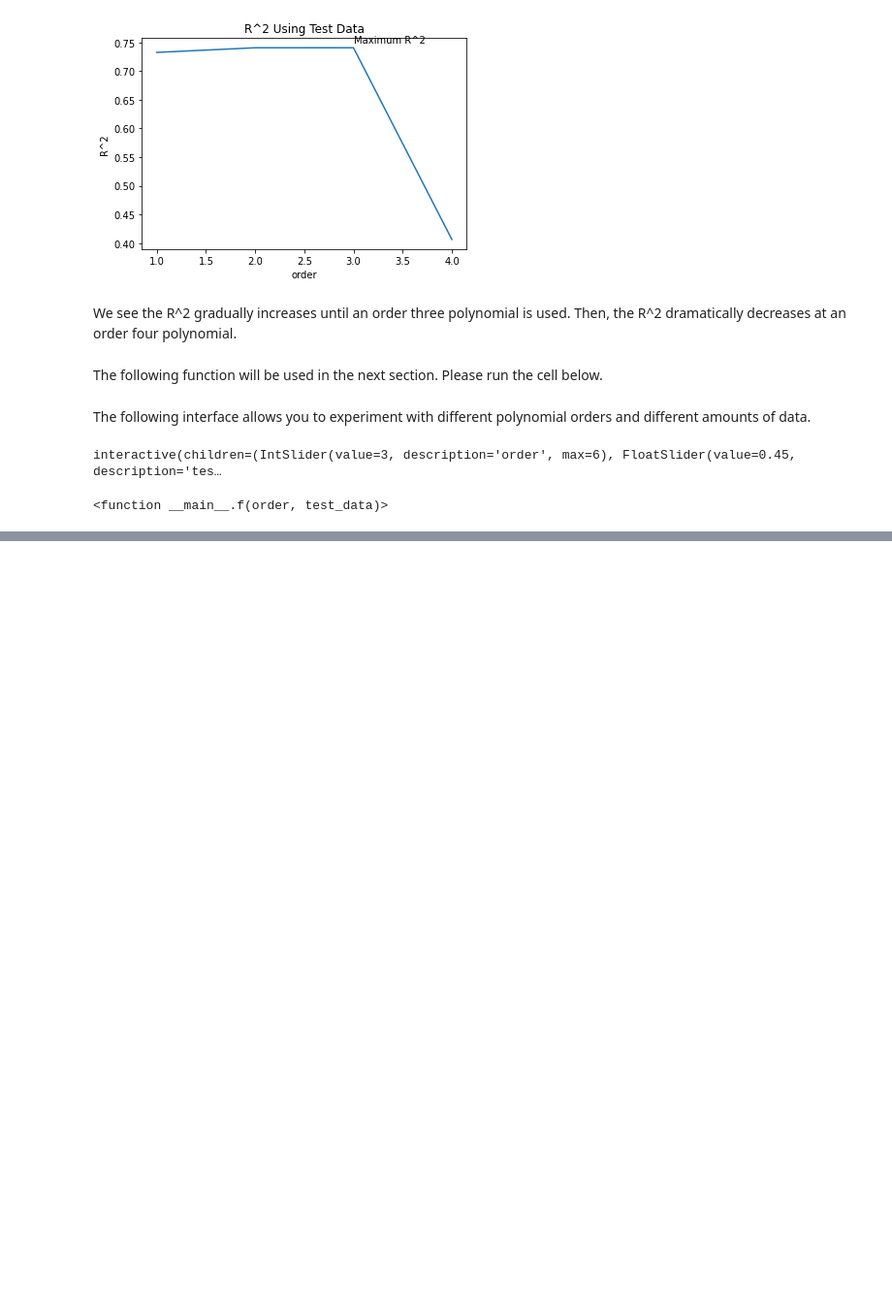
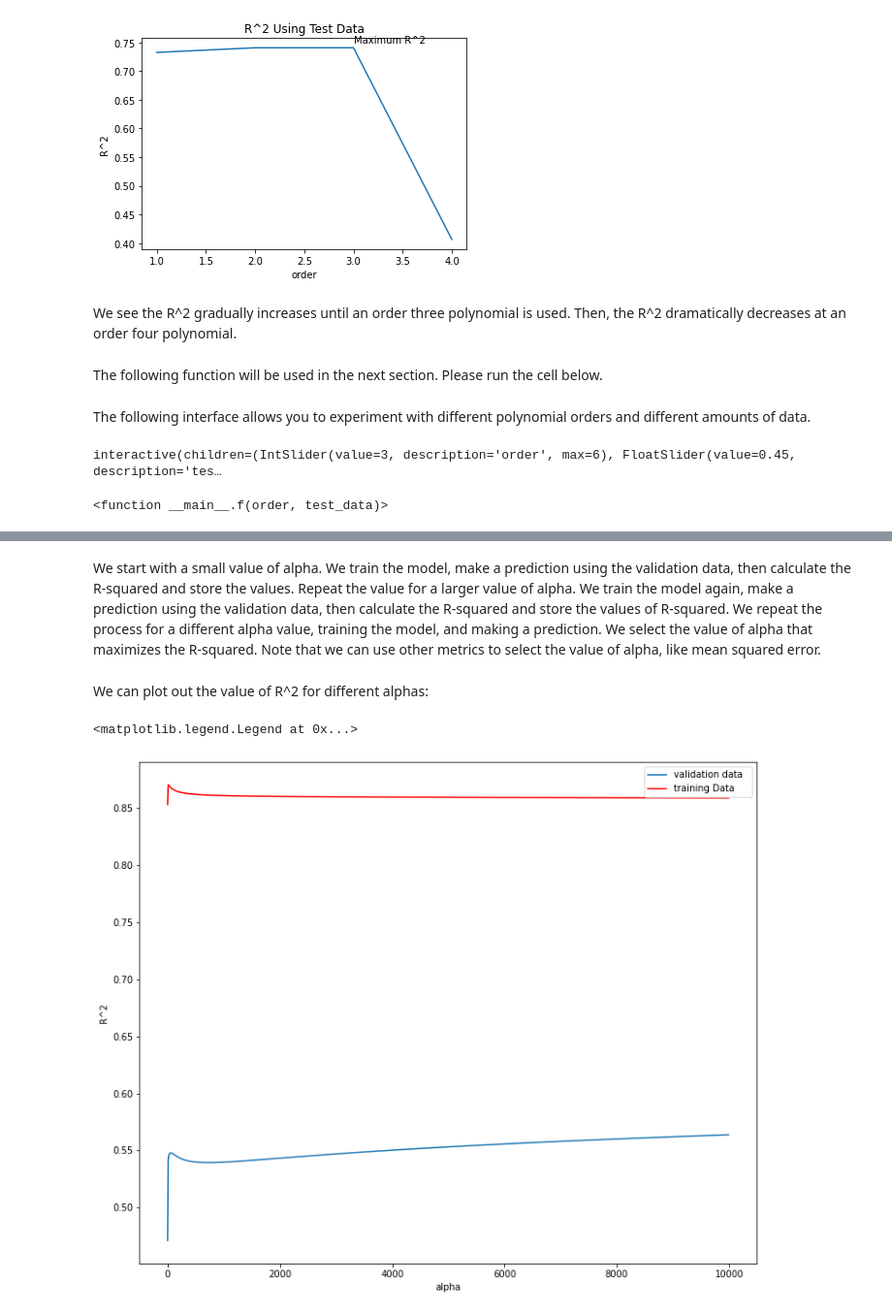
Before and after one commit to Aduzona/Machine_Learning, a Jupyter notebook: 0_Data_Analysis_with_Python/5_Model_Evaluation_and_Refinement.ipynb, the cells around one changed output, grey strips where cells are left out. Shown: that part at 97% size. Saved outputs shown, nothing was run; the diff lists cells and outputs as text; code cells hidden in the pictures; blank space fills up the shorter version.

Commit message:
Model Evaluation and Refinement

```diff
--- a/0_Data_Analysis_with_Python/5_Model_Evaluation_and_Refinement.ipynb
+++ b/0_Data_Analysis_with_Python/5_Model_Evaluation_and_Refinement.ipynb
@@ -400,0 +434,4 @@ interactive(children=(IntSlider(value=3, description='order', max=6), FloatSlide
+# %%
+pr=PolynomialFeatures(degree=2)
+x_train_pr=pr.fit_transform(x_train[['horsepower', 'curb-weight', 'engine-size', 'highway-mpg','normalized-losses','symboling']])
+x_test_pr=pr.fit_transform(x_test[['horsepower', 'curb-weight', 'engine-size', 'highway-mpg','normalized-losses','symboling']])
@@ -400,0 +444,2 @@ interactive(children=(IntSlider(value=3, description='order', max=6), FloatSlide
+# %%
+RigeModel=Ridge(alpha=1)
@@ -400,0 +448,2 @@ interactive(children=(IntSlider(value=3, description='order', max=6), FloatSlide
+# %%
+RigeModel.fit(x_train_pr, y_train)
@@ -400,0 +470,33 @@ interactive(children=(IntSlider(value=3, description='order', max=6), FloatSlide
+# %% [markdown]
+We start with a small value of alpha. We train the model, make a prediction using the validation data, then calculate the R-squared and store the values. Repeat the value for a larger value of alpha. We train the model again, make a prediction using the validation data, then calculate the R-squared and store the values of R-squared. We repeat the process for a different alpha value, training the model, and making a prediction. We select the value of alpha that maximizes the R-squared. Note that we can use other metrics to select the value of alpha, like mean squared error.
+# %%
+Rsqu_test = []
+Rsqu_train = []
+dummy1 = []
+Alpha = 10 * np.array(range(0,1000))
+pbar = tqdm(Alpha)
+
+for alpha in pbar:
+    RigeModel = Ridge(alpha=alpha)
+    RigeModel.fit(x_train_pr, y_train)
+    test_score, train_score = RigeModel.score(x_test_pr, y_test), RigeModel.score(x_train_pr, y_train)
+
+    pbar.set_postfix({"Test Score": test_score, "Train Score": train_score})
+
+    Rsqu_test.append(test_score)
+    Rsqu_train.append(train_score)
+# %% [markdown]
+We can plot out the value of R^2 for different alphas:
+# %%
+width = 12
+height = 10
+plt.figure(figsize=(width, height))
+
+plt.plot(Alpha,Rsqu_test, label='validation data  ')
+plt.plot(Alpha,Rsqu_train, 'r', label='training Data ')
+plt.xlabel('alpha')
+plt.ylabel('R^2')
+plt.legend()
+# %% [output]
+<matplotlib.legend.Legend at 0x...>
+[figure, added]
```
Also changed, not shown: parts of 40 cells of this notebook, 7 other files.
